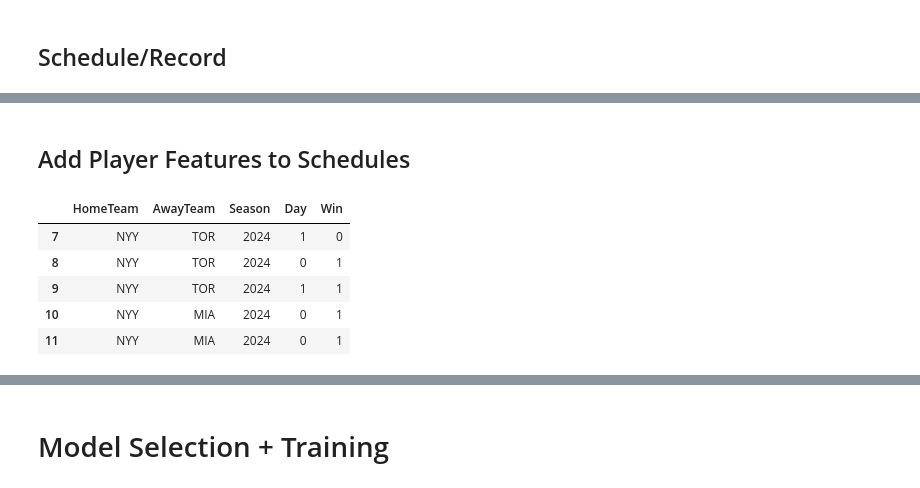
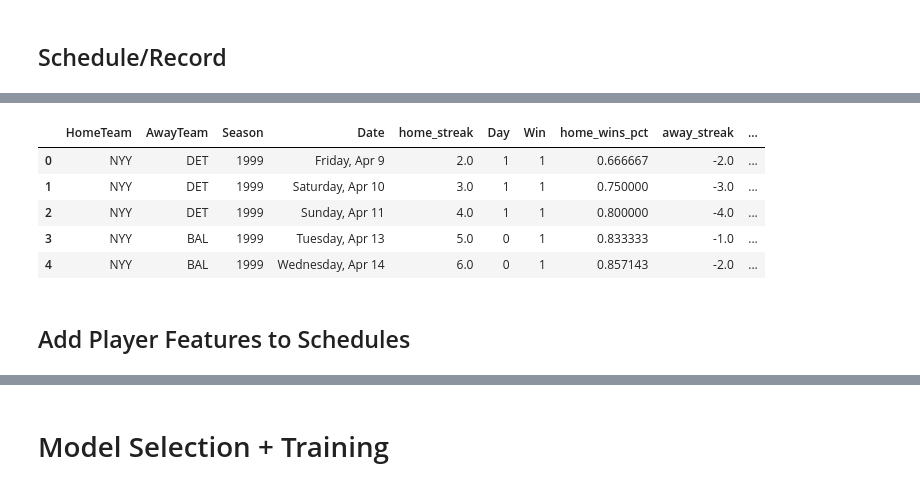
Before and after one commit to superMDguy/moneyball, a Jupyter notebook: notebook.ipynb, the cells around one changed output, grey strips where cells are left out. Saved outputs shown, nothing was run; the diff lists cells and outputs as text; code cells hidden in the pictures.

```diff
--- a/notebook.ipynb
+++ b/notebook.ipynb
@@ -163,17 +246,16 @@ schedules_cleaned.head()
 # %%
-# Save
+assert schedules_cleaned.isna().sum().sum() == 0
 schedules_cleaned.to_parquet("data/schedules_cleaned.parquet.gz", compression="gzip")
+schedules_cleaned.head()
+# %% [output]
+|  | HomeTeam | AwayTeam | Season | Date | home_streak | Day | Win | home_wins_pct | away_streak | ... |
+| 0 | NYY | DET | 1999 | Friday, Apr 9 | 2.0 | 1 | 1 | 0.666667 | -2.0 | ... |
+| 1 | NYY | DET | 1999 | Saturday, Apr 10 | 3.0 | 1 | 1 | 0.750000 | -3.0 | ... |
+| 2 | NYY | DET | 1999 | Sunday, Apr 11 | 4.0 | 1 | 1 | 0.800000 | -4.0 | ... |
+| 3 | NYY | BAL | 1999 | Tuesday, Apr 13 | 5.0 | 0 | 1 | 0.833333 | -1.0 | ... |
+| 4 | NYY | BAL | 1999 | Wednesday, Apr 14 | 6.0 | 0 | 1 | 0.857143 | -2.0 | ... |
 # %% [markdown]
 ## Add Player Features to Schedules
-# %%
-schedules_cleaned.head()
-# %% [output]
-|  | HomeTeam | AwayTeam | Season | Day | Win |
-| 7 | NYY | TOR | 2024 | 1 | 0 |
-| 8 | NYY | TOR | 2024 | 0 | 1 |
-| 9 | NYY | TOR | 2024 | 1 | 1 |
-| 10 | NYY | MIA | 2024 | 0 | 1 |
-| 11 | NYY | MIA | 2024 | 0 | 1 |
 # %%
 @cache
 def get_players(Team, Season):
```
Also changed, not shown: parts of 35 cells of this notebook, 5 other files.
